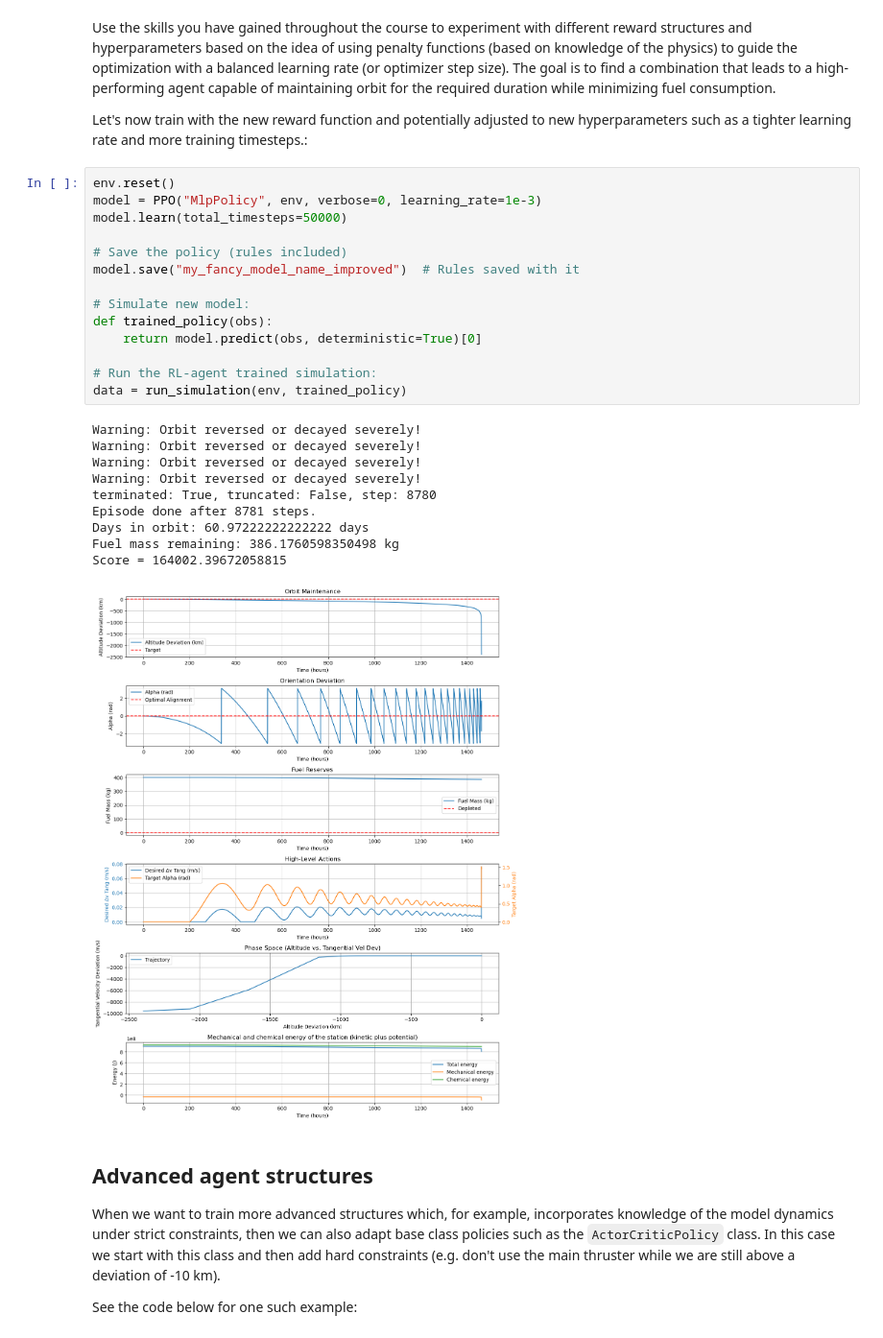
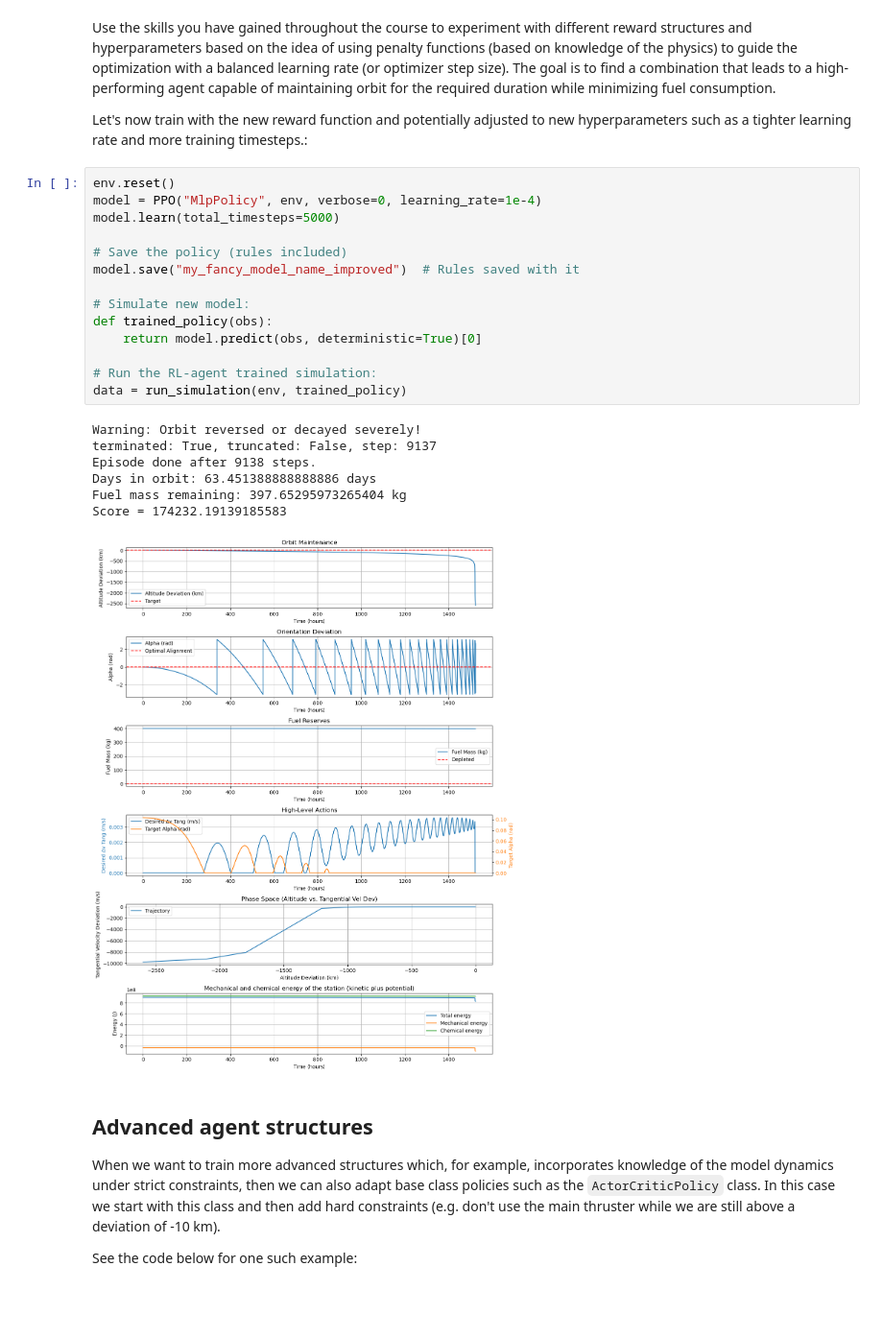
Before and after one commit to Leibniz-IWT/comp_eng, a Jupyter notebook: project_handout/RL_Station_Keeping_Handout.ipynb, the cells around one changed output. Shown at 96% size. Drawn from its saved outputs; the diff is of its cells as text; blank space fills up the shorter version.

```diff
--- a/project_handout/RL_Station_Keeping_Handout.ipynb
+++ b/project_handout/RL_Station_Keeping_Handout.ipynb
@@ -370,29 +370,26 @@ Use the skills you have gained throughout the course to experiment with differen
 Let's now train with the new reward function and potentially adjusted to new hyperparameters such as a tighter learning rate and more training timesteps.:
 # %%
 env.reset()
-model = PPO("MlpPolicy", env, verbose=0, learning_rate=1e-3)
-model.learn(total_timesteps=50000)
+model = PPO("MlpPolicy", env, verbose=0, learning_rate=1e-4)
+model.learn(total_timesteps=5000)
 
 # Save the policy (rules included)
 model.save("my_fancy_model_name_improved")  # Rules saved with it
 
 # Simulate new model:
 def trained_policy(obs):
     return model.predict(obs, deterministic=True)[0]
 
 # Run the RL-agent trained simulation:
 data = run_simulation(env, trained_policy)
 # %% [output]
 Warning: Orbit reversed or decayed severely!
-Warning: Orbit reversed or decayed severely!
-Warning: Orbit reversed or decayed severely!
-Warning: Orbit reversed or decayed severely!
-terminated: True, truncated: False, step: 8780
-Episode done after 8781 steps.
-Days in orbit: 60.97222222222222 days
-Fuel mass remaining: 386.1760598350498 kg
-Score = 164002.39672058815
+terminated: True, truncated: False, step: 9137
+Episode done after 9138 steps.
+Days in orbit: 63.451388888888886 days
+Fuel mass remaining: 397.65295973265404 kg
+Score = 174232.19139185583
-[figure, old version]
+[figure, new version]
 # %% [markdown]
 ## Advanced agent structures
 
```
Also changed, not shown: 2 other files.
